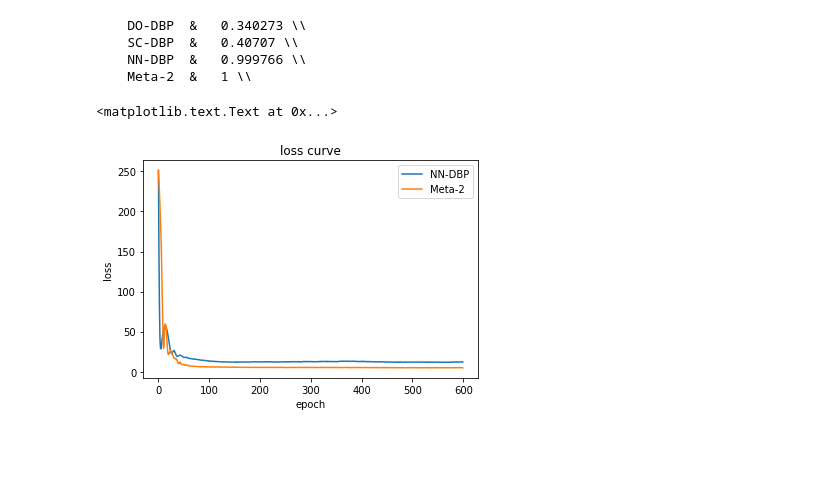
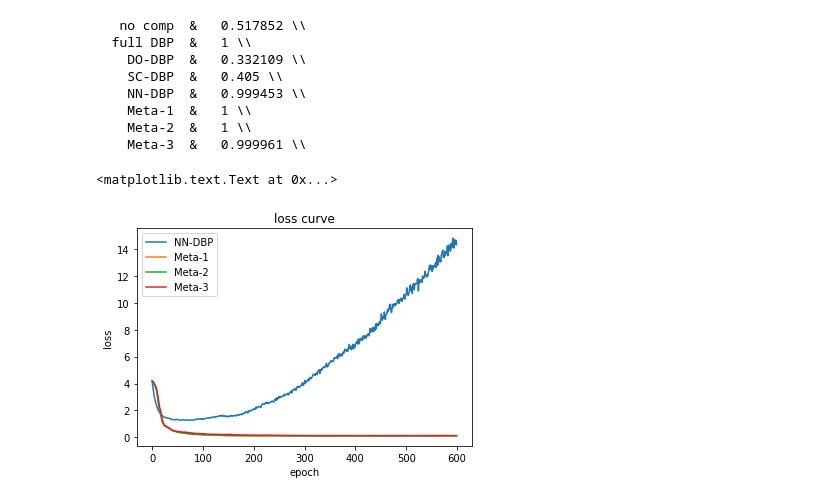
Before and after one commit to xinyuxiao113/optic_simulation, a Jupyter notebook: show_result.ipynb, the cells around one changed output. Drawn from its saved outputs; the diff is of its cells as text; code cells hidden in the pictures; blank space fills up the shorter version.

```diff
--- a/show_result.ipynb
+++ b/show_result.ipynb
@@ -69,0 +1,13 @@ for i,name in enumerate(['no comp', 'full DBP'] + simple_model_names + train_mod
+# %%
+## 导入模型和设置
+import os
+model_path = 'ckpt-set/ckpt-EDFA2/'
+os.system(f'cp {model_path}config.py config.py')
+import config
+import torch
+import numpy as np
+import matplotlib.pyplot as plt
+import config
+from fiber_system import tx,rx,channel_model
+from train_model import test_model, get_model
+fig_path =  '/Users/xinyu/Desktop/WDM_Code/report/img/expriment/'  # 储存结果的路径
@@ -70,30 +65,35 @@ for i,name in enumerate(['no comp', 'full DBP'] + simple_model_names + train_mod
 # %%
 # 计算BER
 acc = {}
-for name in simple_model_names + train_model_names:
-    acc[name] = test_model(fiber, comp[name], tx,rx,N=100,power=50)
+for name in model_names:
+    acc[name] = test_model(channel_model, comp[name], tx,rx,N=100,power=50)
 
 for key in acc.keys():
     print('%10s  &   %g \\\\' % (key, acc[key]))
 # %% [output]
-    DO-DBP  &   0.340273 \\
-    SC-DBP  &   0.40707 \\
-    NN-DBP  &   0.999766 \\
+   no comp  &   0.517852 \\
+  full DBP  &   1 \\
+    DO-DBP  &   0.332109 \\
+    SC-DBP  &   0.405 \\
+    NN-DBP  &   0.999453 \\
+    Meta-1  &   1 \\
     Meta-2  &   1 \\
+    Meta-3  &   0.999961 \\
 # %%
 # plot loss curve
 loss = {}
 power=50
 #for name in train_model_names:
+train_model_names = ['NN-DBP','Meta-1','Meta-2','Meta-3']
 for name in train_model_names:
     loss[name] = torch.load(model_path + name + '_losspath.pt')['train loss']
     plt.plot(loss[name],label=name)
 
 plt.legend(loc='best')
 plt.title('loss curve')
 plt.xlabel('epoch')
 plt.ylabel('loss')
 #plt.savefig(fig_path + f'W120-D3-P{power}'+'loss.png')
 # %% [output]
 <matplotlib.text.Text at 0x...>
-[figure, old version]
+[figure, new version]
```
Also changed, not shown: parts of 14 cells of this notebook, 47 other files.
